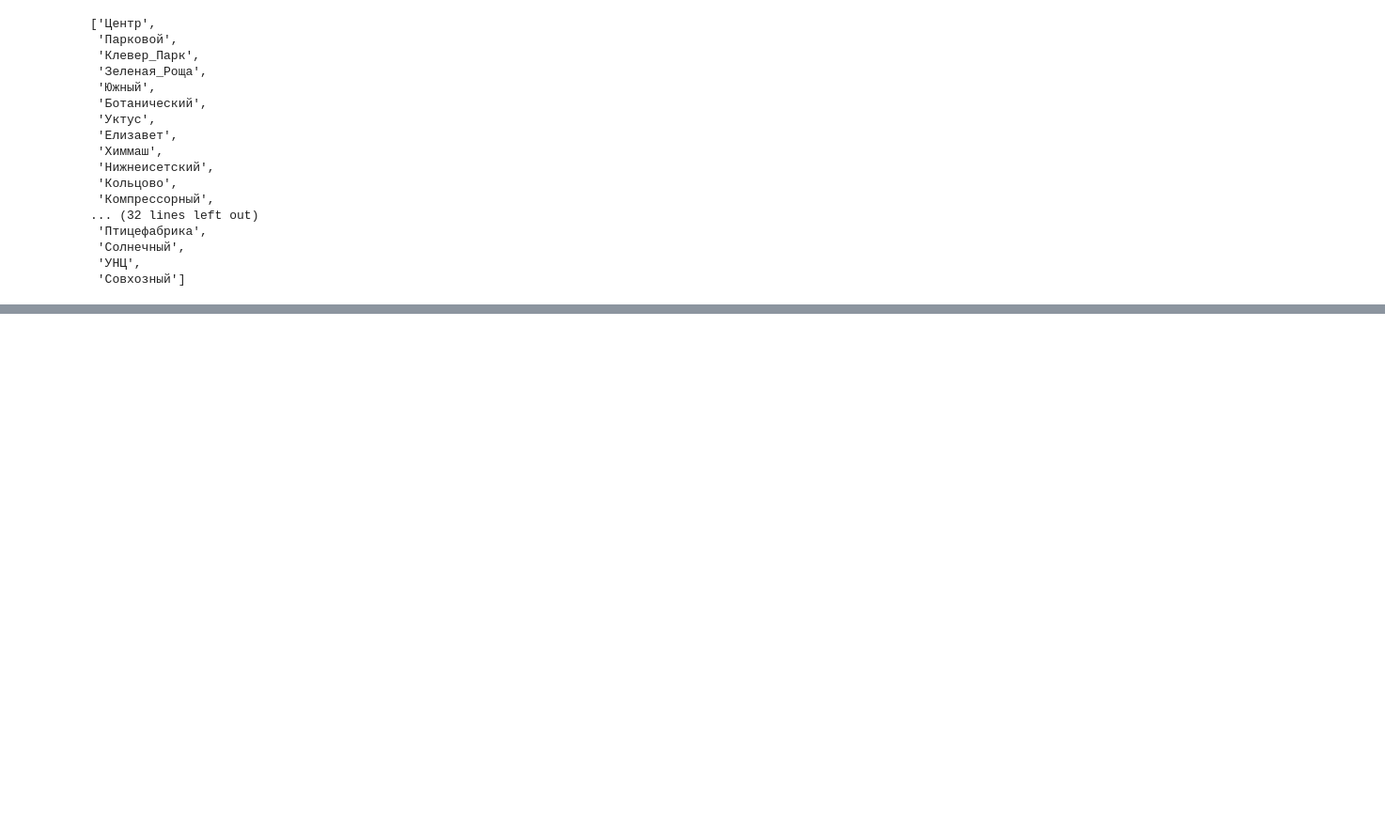
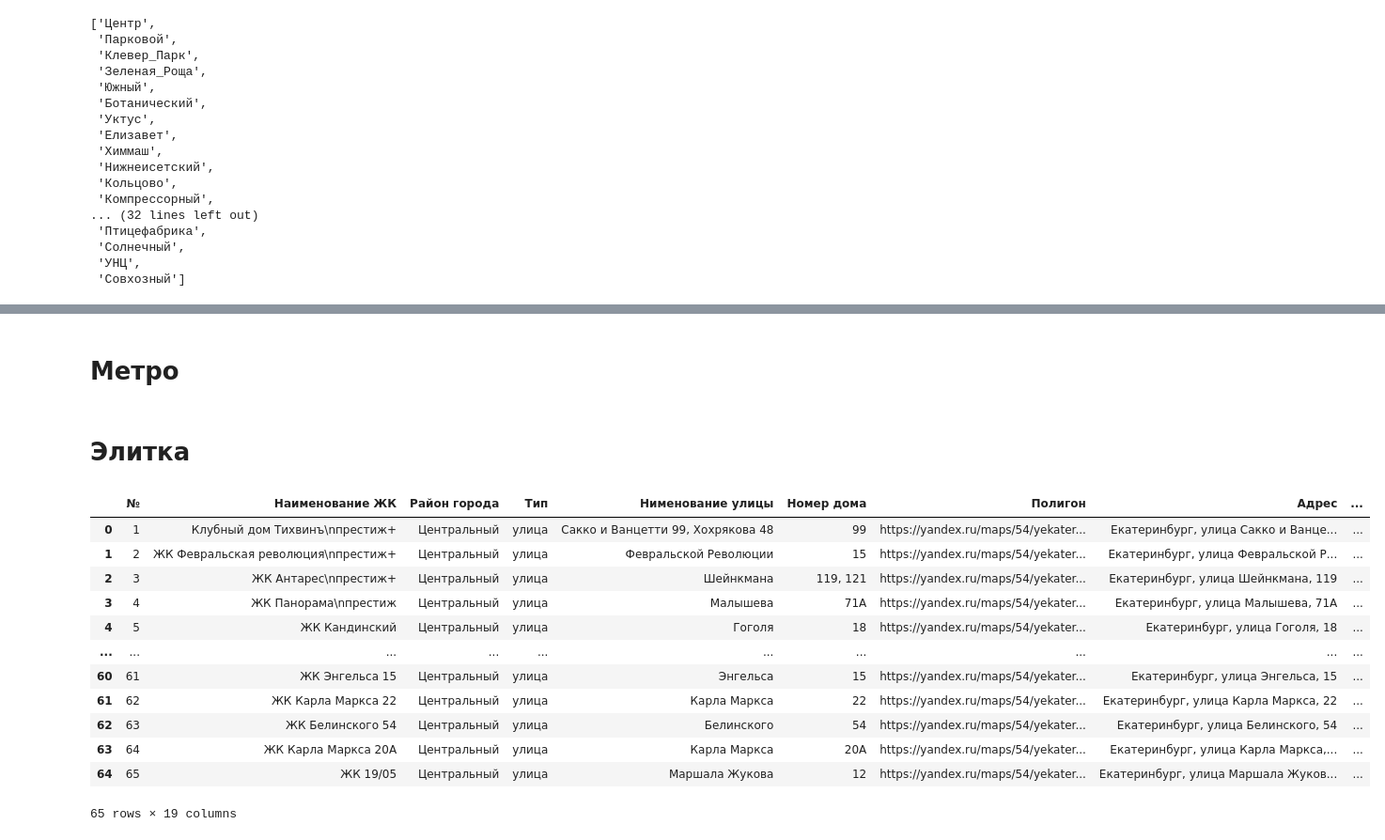
Before and after one commit to Sammik87/Ektb_model, a Jupyter notebook: Екатеринбург_полигоны_метро_элитка.ipynb, the cells around one changed output, grey strips where cells are left out. Shown at 94% size. Saved outputs shown, nothing was run; the diff lists cells and outputs as text; code cells hidden in the pictures; blank space fills up the shorter version.

```diff
--- a/Екатеринбург_полигоны.ipynb
+++ b/Екатеринбург_полигоны_метро_элитка.ipynb
@@ -465,3 +466,5 @@ for name in list(polygons_M.keys()):
 map
 # %% [output]
 [interactive output not drawn]
+# %% [markdown]
+# Метро
@@ -467,0 +503,19 @@ map
+# %% [markdown]
+# Элитка
+# %%
+df = pd.read_excel('БД_элитка_Екатеринбург.xlsx')
+df
+# %% [output]
+|  | № | Наименование ЖК | Район города | Тип | Нименование улицы | Номер дома | Полигон | Адрес | ... |
+| 0 | 1 | Клубный дом Тихвинъ\nпрестиж+ | Центральный | улица | Сакко и Ванцетти 99, Хохрякова 48 | 99 | https://yandex.ru/maps/54/yekater... | Екатеринбург, улица Сакко и Ванце... | ... |
+| 1 | 2 | ЖК Февральская революция\nпрестиж+ | Центральный | улица | Февральской Революции | 15 | https://yandex.ru/maps/54/yekater... | Екатеринбург, улица Февральской Р... | ... |
+| 2 | 3 | ЖК Антарес\nпрестиж+ | Центральный | улица | Шейнкмана | 119, 121 | https://yandex.ru/maps/54/yekater... | Екатеринбург, улица Шейнкмана, 119 | ... |
+| 3 | 4 | ЖК Панорама\nпрестиж | Центральный | улица | Малышева | 71А | https://yandex.ru/maps/54/yekater... | Екатеринбург, улица Малышева, 71А | ... |
+| 4 | 5 | ЖК Кандинский | Центральный | улица | Гоголя | 18 | https://yandex.ru/maps/54/yekater... | Екатеринбург, улица Гоголя, 18 | ... |
+| ... | ... | ... | ... | ... | ... | ... | ... | ... | ... |
+| 60 | 61 | ЖК Энгельса 15 | Центральный | улица | Энгельса | 15 | https://yandex.ru/maps/54/yekater... | Екатеринбург, улица Энгельса, 15 | ... |
+| 61 | 62 | ЖК Карла Маркса 22 | Центральный | улица | Карла Маркса | 22 | https://yandex.ru/maps/54/yekater... | Екатеринбург, улица Карла Маркса, 22 | ... |
+| 62 | 63 | ЖК Белинского 54 | Центральный | улица | Белинского | 54 | https://yandex.ru/maps/54/yekater... | Екатеринбург, улица Белинского, 54 | ... |
+| 63 | 64 | ЖК Карла Маркса 20А | Центральный | улица | Карла Маркса | 20А | https://yandex.ru/maps/54/yekater... | Екатеринбург, улица Карла Маркса,... | ... |
+| 64 | 65 | ЖК 19/05 | Центральный | улица | Маршала Жукова | 12 | https://yandex.ru/maps/54/yekater... | Екатеринбург, улица Маршала Жуков... | ... |
+65 rows × 19 columns
```
Also changed, not shown: parts of 7 cells of this notebook.
